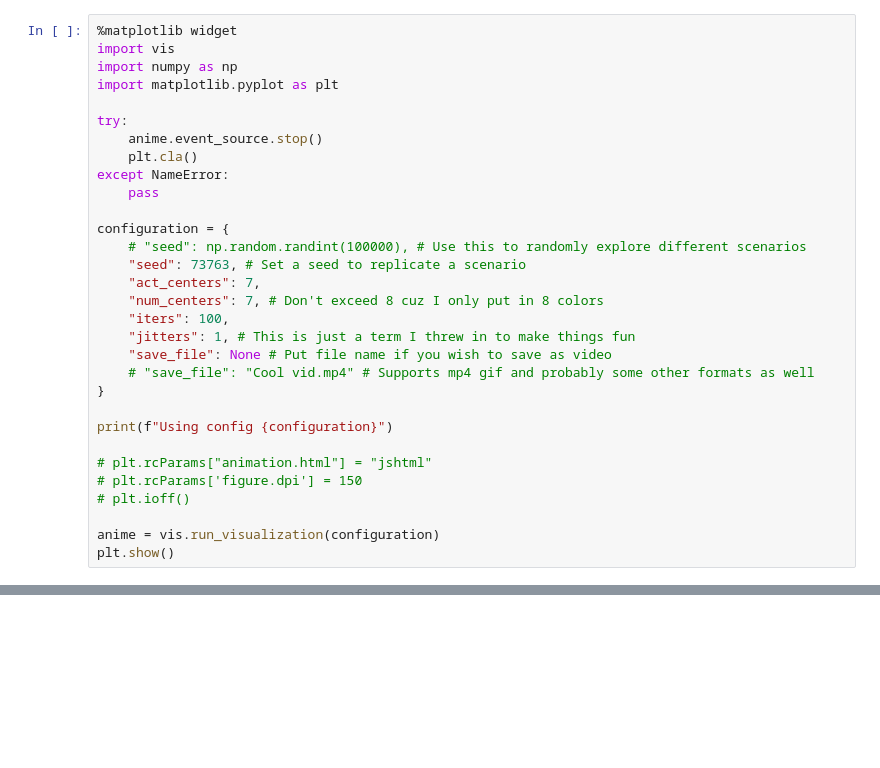
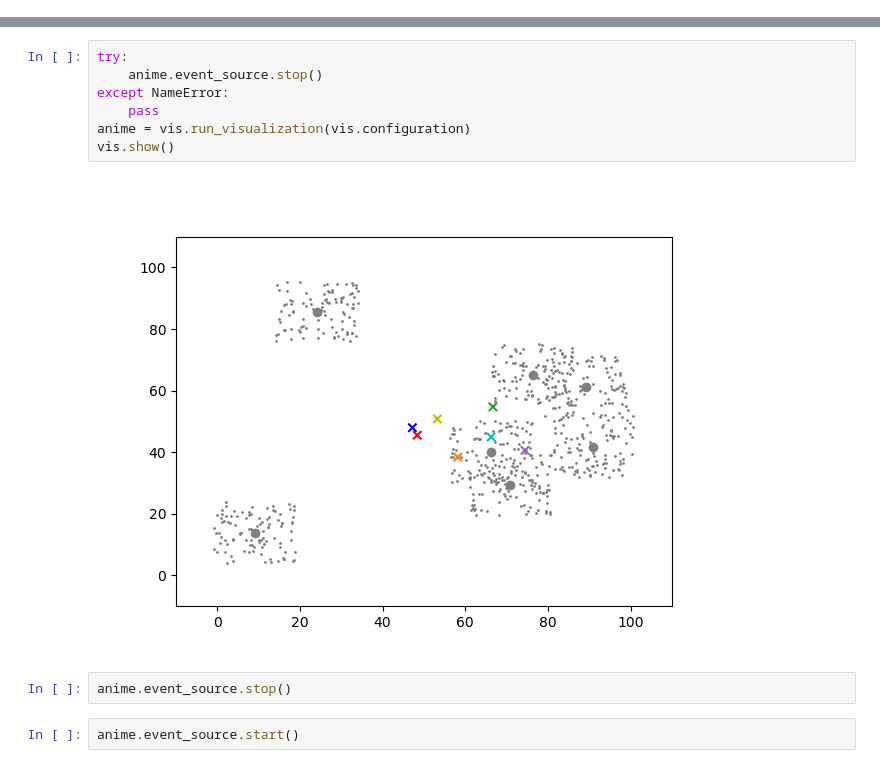
Before and after one commit to RK22000/K-means_Clustering_Visuallization, a Jupyter notebook: vis.ipynb, the cells around one changed output, grey strips where cells are left out. Cells and saved outputs as stored; diff of their text form; blank space fills up the shorter version.

Commit message:
Cleaned up the visualization code in the notebook

```diff
--- a/vis.ipynb
+++ b/vis.ipynb
@@ -8,34 +8,3 @@ An algorithm to discover clusters within data.
 I think I fell asleep in class when k-means was covered cuz I recently realized that I didn't actually trust my understanding of the K-means algorithm. So I read the [wiki page](https://en.wikipedia.org/wiki/K-means_clustering) to recap what it is, confirmed that I did actually fall asleep which is why I don't remember this clearly, and coded up a visualization of K-means cuz I realized that its a cool algorithm.
 
 Run the next cell to see a visualization of the K-means algorithm
-# %%
-%matplotlib widget
-import vis
-import numpy as np
-import matplotlib.pyplot as plt
-
-try:
-    anime.event_source.stop()
-    plt.cla()
-except NameError:
-    pass
-
-configuration = {
-    # "seed": np.random.randint(100000), # Use this to randomly explore different scenarios
-    "seed": 73763, # Set a seed to replicate a scenario
-    "act_centers": 7,
-    "num_centers": 7, # Don't exceed 8 cuz I only put in 8 colors
-    "iters": 100,
-    "jitters": 1, # This is just a term I threw in to make things fun
-    "save_file": None # Put file name if you wish to save as video
-    # "save_file": "Cool vid.mp4" # Supports mp4 gif and probably some other formats as well
-}
-
-print(f"Using config {configuration}")
-
-# plt.rcParams["animation.html"] = "jshtml"
-# plt.rcParams['figure.dpi'] = 150
-# plt.ioff()
-
-anime = vis.run_visualization(configuration)
-plt.show()
@@ -50,0 +22,13 @@ anime.event_source.start()
+# %%
+try:
+    anime.event_source.stop()
+except NameError:
+    pass
+anime = vis.run_visualization(vis.configuration)
+vis.show()
+# %% [output]
+[figure, added]
+# %%
+anime.event_source.stop()
+# %%
+anime.event_source.start()
```
Also changed, not shown: parts of 4 cells of this notebook, 3 other files.
